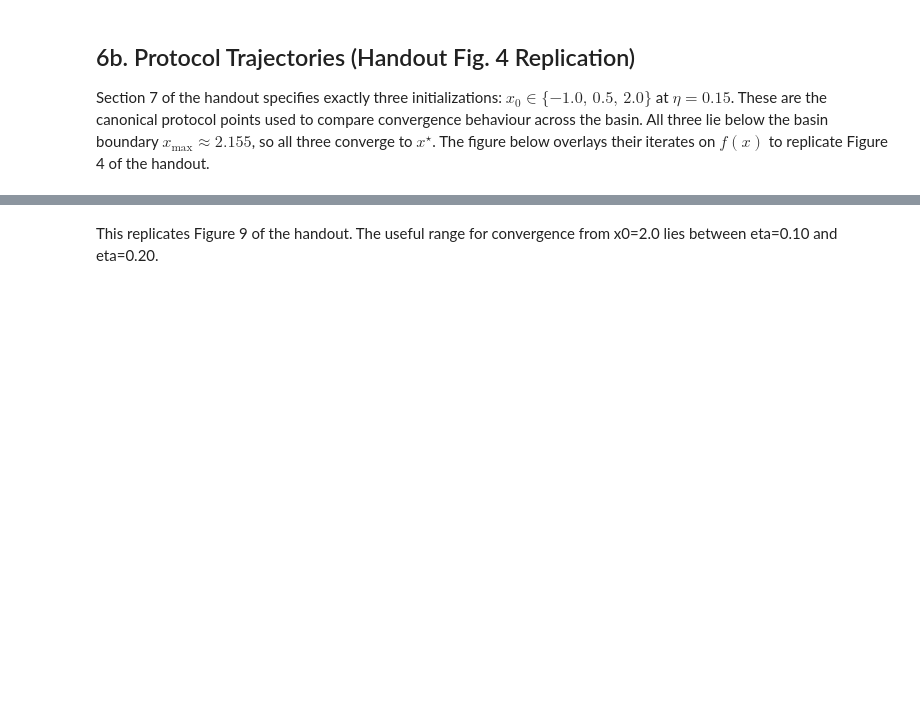
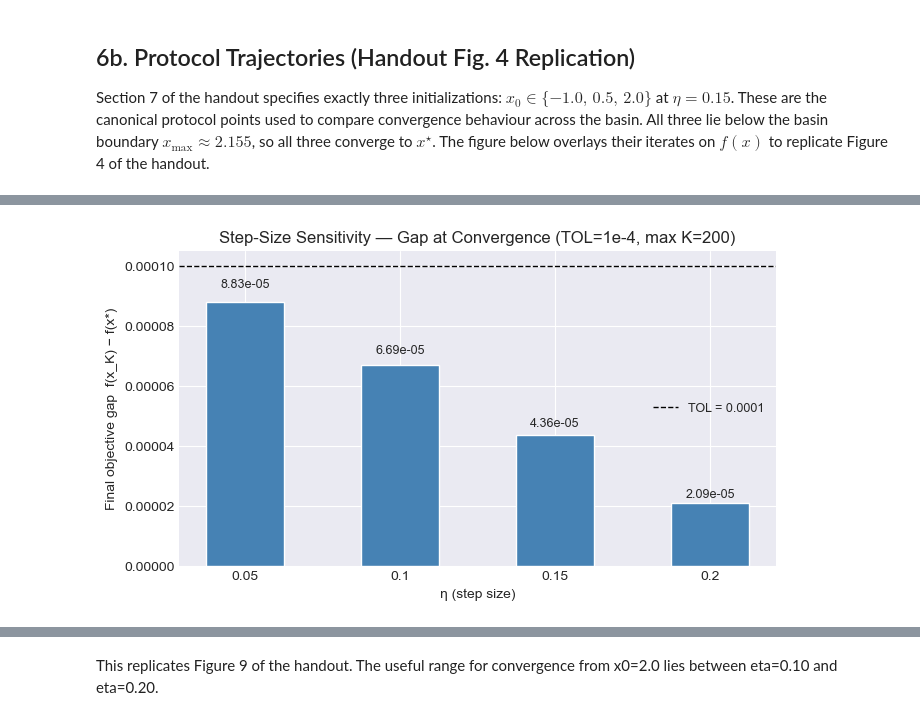
Before and after one commit to FranQuant/the-ai-engineer, a Jupyter notebook: capstones/week01_gd_optimization/gd_capstone.ipynb, the cells around one changed output, grey strips where cells are left out. Drawn from its saved outputs; the diff is of its cells as text; code cells hidden in the pictures; blank space fills up the shorter version.

```diff
--- a/capstones/week01_gd_optimization/gd_capstone.ipynb
+++ b/capstones/week01_gd_optimization/gd_capstone.ipynb
@@ -345,22 +368,26 @@ plt.show()
 # %%
 # Figure 9 equivalent: final objective gap vs. step size
 etas_bar   = [0.05, 0.10, 0.15, 0.20]
 final_gaps = [float(f_gap(gd(x0_sweep, eta, T=T_sweep)[-1])) for eta in etas_bar]
 
 fig, ax = plt.subplots(figsize=(7, 4))
 bars = ax.bar(
     [str(eta) for eta in etas_bar],
     final_gaps,
     color='steelblue',
     edgecolor='white',
     width=0.5,
 )
 ax.set_xlabel('η (step size)')
 ax.set_ylabel('Final objective gap  f(x_K) − f(x*)')
-ax.set_title('Step-Size Sensitivity — Final Objective Gap (K=200)')
+ax.set_title('Step-Size Sensitivity — Gap at Convergence (TOL=1e-4, max K=200)')
 for bar, gap in zip(bars, final_gaps):
     ax.text(bar.get_x() + bar.get_width() / 2, gap * 1.04,
             f'{gap:.2e}', ha='center', va='bottom', fontsize=9)
+ax.axhline(TOL, linestyle='--', color='black', linewidth=1, label=f'TOL = {TOL}')
+ax.legend(fontsize=9)
 plt.tight_layout()
 plt.savefig('fig_03b_step_sensitivity_bar.png', dpi=150, bbox_inches='tight')
 plt.show()
+# %% [output]
+[figure, added]
```
Also changed, not shown: parts of 14 cells of this notebook, 12 other files.
